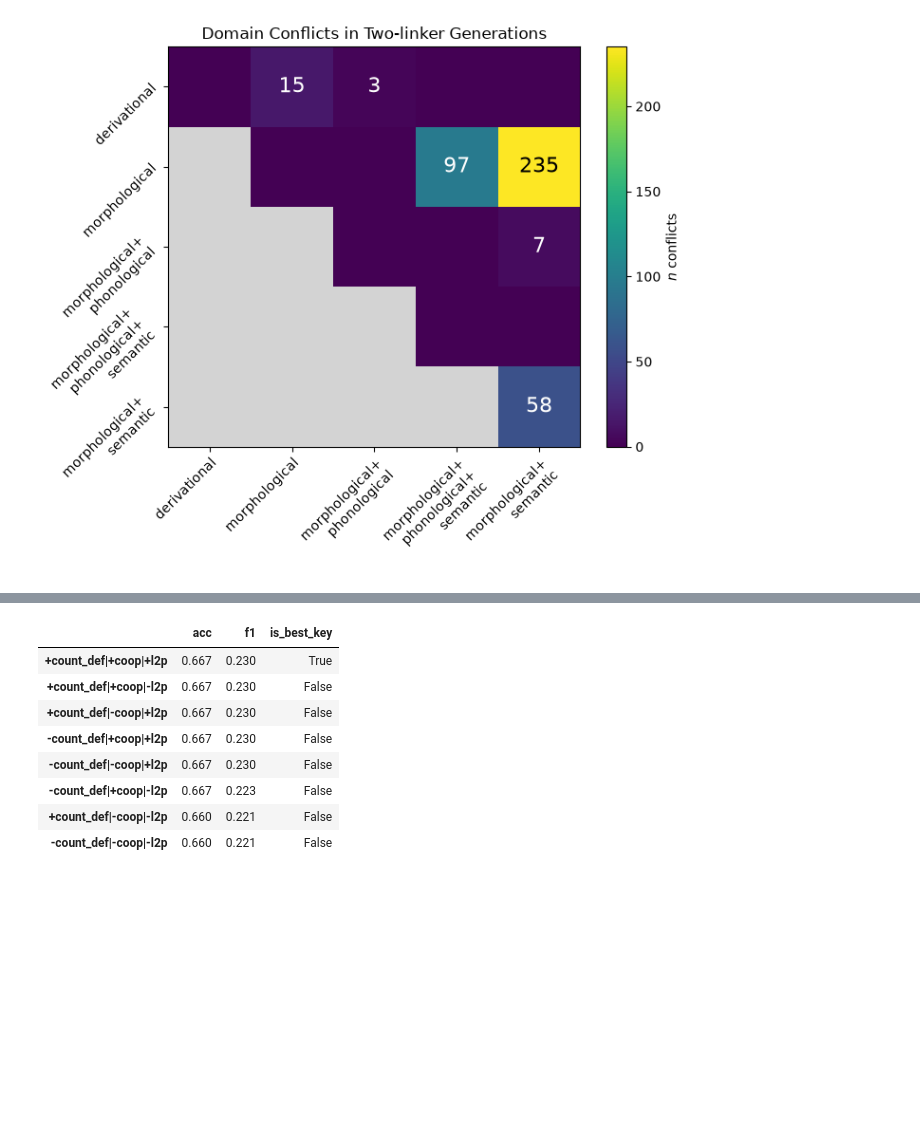
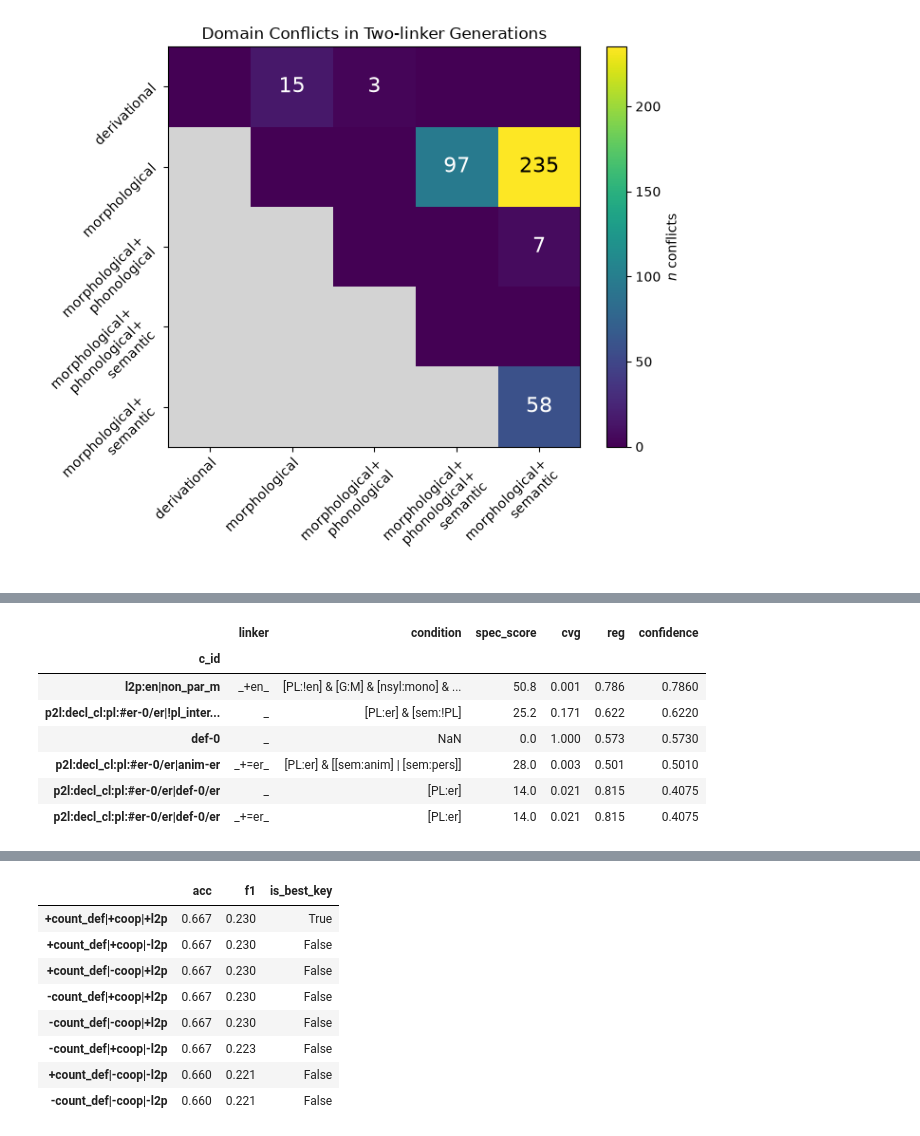
Before and after one commit to maxschmaltz/DieKonstraints, a Jupyter notebook: comp_modeling/inspect.ipynb, the cells around one changed output, grey strips where cells are left out. Cells and saved outputs as stored; diff of their text form; code cells hidden in the pictures; blank space fills up the shorter version.

```diff
--- a/comp_modeling/inspect.ipynb
+++ b/comp_modeling/inspect.ipynb
@@ -557,0 +591,17 @@ metrics_summary
+# %%
+cxc.predict(
+    method="albright-hayes",
+    count_def_constr=True,
+    constr_cooperation=False,
+    eliminate_with_l2p=False
+)
+cxc.gen_constr_df
+# %% [output]
+|  | linker | condition | spec_score | cvg | reg | confidence |
+| c_id |  |  |  |  |  |  |
+| l2p:en|non_par_m | _+en_ | [PL:!en] & [G:M] & [nsyl:mono] & ... | 50.8 | 0.001 | 0.786 | 0.7860 |
+| p2l:decl_cl:pl:#er-0/er|!pl_inter... | _ | [PL:er] & [sem:!PL] | 25.2 | 0.171 | 0.622 | 0.6220 |
+| def-0 | _ | NaN | 0.0 | 1.000 | 0.573 | 0.5730 |
+| p2l:decl_cl:pl:#er-0/er|anim-er | _+=er_ | [PL:er] & [[sem:anim] | [sem:pers]] | 28.0 | 0.003 | 0.501 | 0.5010 |
+| p2l:decl_cl:pl:#er-0/er|def-0/er | _ | [PL:er] | 14.0 | 0.021 | 0.815 | 0.4075 |
+| p2l:decl_cl:pl:#er-0/er|def-0/er | _+=er_ | [PL:er] | 14.0 | 0.021 | 0.815 | 0.4075 |
```
Also changed, not shown: parts of 70 cells of this notebook, 1 other file.
